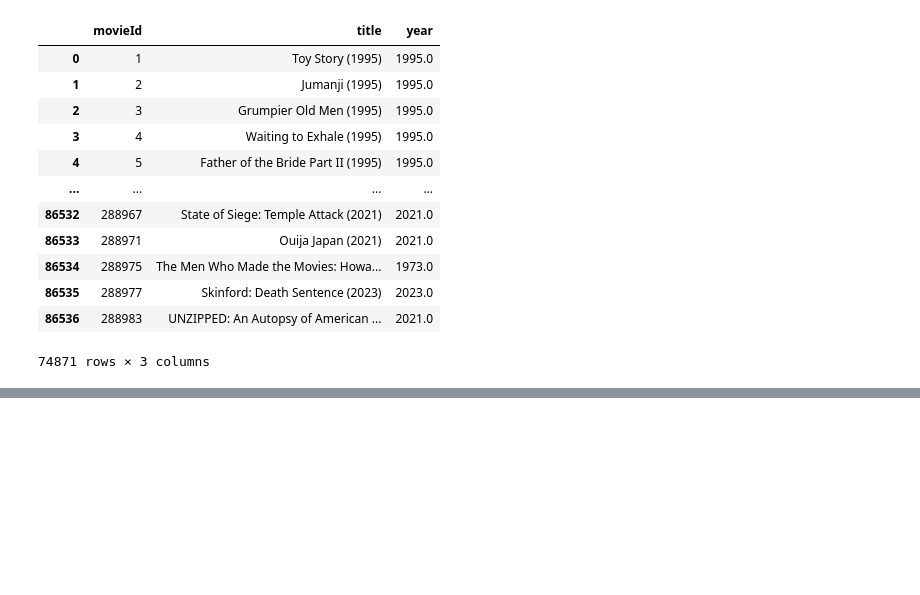
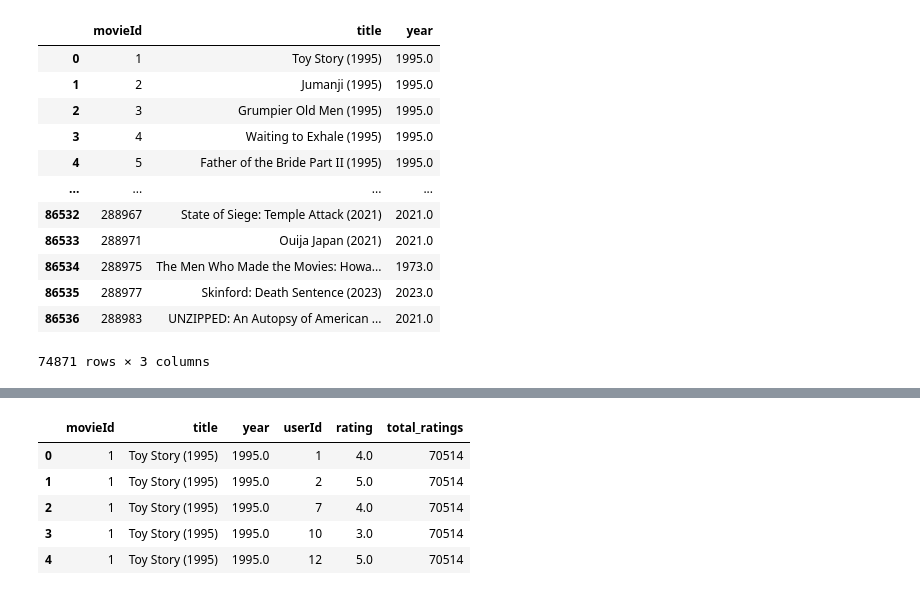
Before and after one commit to samiguru/AI-Samir-Ibrahim-OPA23, a Jupyter notebook: labs/Lab1_AI.ipynb, the cells around one changed output, grey strips where cells are left out. Saved outputs shown, nothing was run; the diff lists cells and outputs as text; code cells hidden in the pictures; blank space fills up the shorter version.

```diff
--- a/labs/Lab1_AI.ipynb
+++ b/labs/Lab1_AI.ipynb
@@ -251,0 +313,12 @@ movies_df # Display the modified DataFrame
+# %%
+# Merge the dataframes and rename the column
+total_ratings = df_rating_movies.merge(count_ratings.rename(columns={'total_ratings': 'total_ratings'}), on="title", how="left")
+
+total_ratings.head()
+# %% [output]
+|  | movieId | title | year | userId | rating | total_ratings |
+| 0 | 1 | Toy Story (1995) | 1995.0 | 1 | 4.0 | 70514 |
+| 1 | 1 | Toy Story (1995) | 1995.0 | 2 | 5.0 | 70514 |
+| 2 | 1 | Toy Story (1995) | 1995.0 | 7 | 4.0 | 70514 |
+| 3 | 1 | Toy Story (1995) | 1995.0 | 10 | 3.0 | 70514 |
+| 4 | 1 | Toy Story (1995) | 1995.0 | 12 | 5.0 | 70514 |
```
Also changed, not shown: parts of 9 cells of this notebook.
